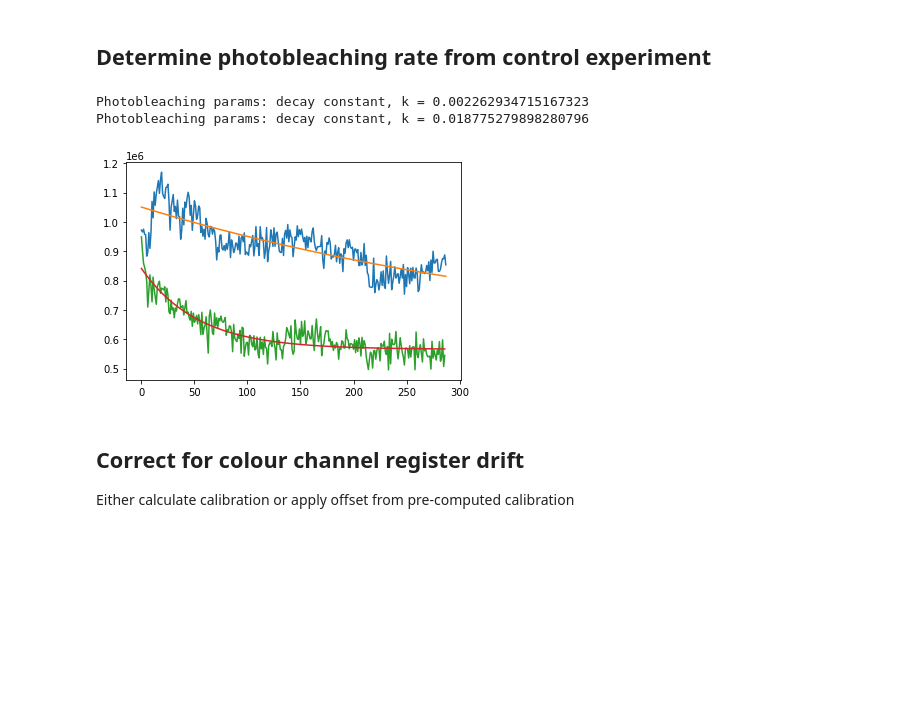
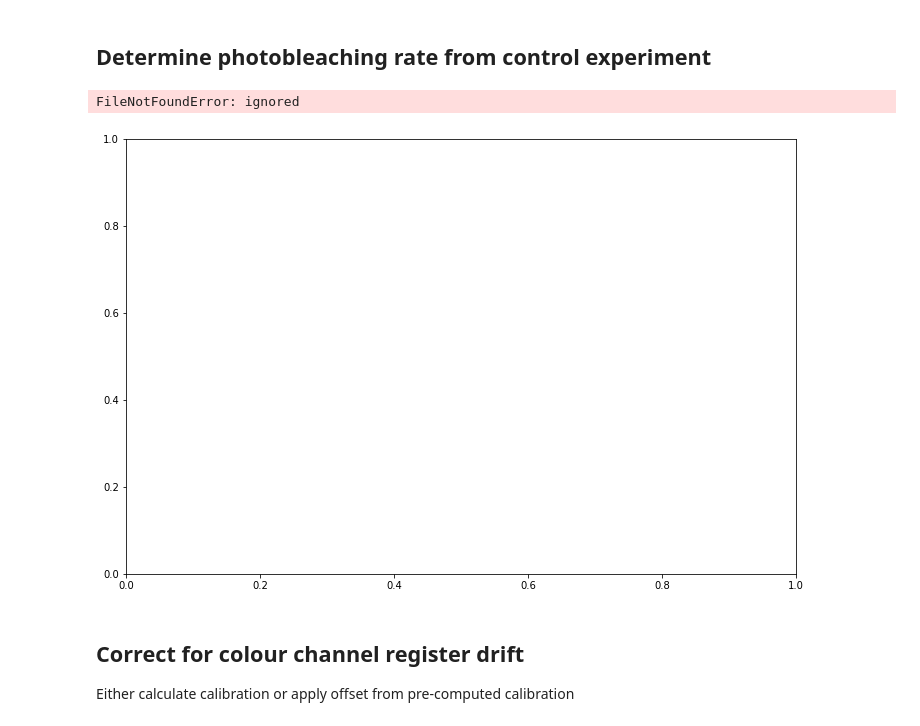
Before and after one commit to charbj/pyTIRF, a Jupyter notebook: TIRF_analysis.ipynb, the cells around one changed output. Drawn from its saved outputs; the diff is of its cells as text; code cells hidden in the pictures; blank space fills up the shorter version.

```diff
--- a/TIRF_analysis.ipynb
+++ b/TIRF_analysis.ipynb
@@ -38,3 +35,7 @@ dt = 5
+# %%
+working_dir = '/content/drive/MyDrive/TIRF/'
+gain_ref = '/content/drive/MyDrive/TIRF/gain_ref.tiff'
+dt = 5
 # %% [markdown]
 ## Preprocess raw ONI output
 # %%
@@ -121,6 +123,10 @@ def photobleaching_rate(trace, ch_0, ch_1, k, two_colour=False, do_calculate=Tru
     def monoExp(x, m, t, b):
         return m * np.exp(-t * x) + b
 
+    f = plt.figure()
+    f.set_figwidth(12)
+    f.set_figheight(8)
+    ax_1 = f.add_subplot(111)
     if do_calculate:
         stack_ch0 = read(ch_0, full=True)
         ch0 = []
@@ -151,45 +157,45 @@ def photobleaching_rate(trace, ch_0, ch_1, k, two_colour=False, do_calculate=Tru
             params, cv = optimize.curve_fit(monoExp, bins[x_max:-1], ch1[x_max:-1], p0)
             print(f'Photobleaching params: decay constant, k = {params[1]}')
 
-            plt.plot(ch1)
-            plt.plot(monoExp(bins, *params))
+            ax_1.plot(ch1)
+            ax_1.plot(monoExp(bins, *params))
 
-        plt.show()
+
+        f.show()
 
     else:
         if type == 'liposome':
             A0 = trace[0]
         elif type == 'protein':
             A0 = trace[25]
         else:
             print('No type...')
 
         bins = np.arange(0, len(trace), 1)
         fit = monoExp(bins, A0, k, 0)
         error = trace - fit
         mask = np.zeros(error.shape, dtype=bool)
         mask[np.abs(error) > 0.15] = True
         decay = np.copy(fit)
         if do_smart_divide:
             np.place(decay, mask, 1)
 
         corr = []
         for i, frame in enumerate(stack):
             arr = frame / fit[i]
             corr.append(arr)
 
         corrected_trace = trace / decay
         return corrected_trace, np.array(corr), error
 
 
-ch0 = 'date/run_1_a/analysis_0/ch0_stack.tiff'
-ch1 = 'date/run_1_a/analysis_0/ch1_stack.tiff'
+ch0 = working_dir + '/run_2_a/analysis_0/ch0_stack.tiff'
+ch1 = working_dir + '/run_2_b/analysis_0/ch0_stack.tiff'
 
 photobleaching_rate(None, ch0, ch1, None, two_colour=True, do_calculate=True)
 # %% [output]
-Photobleaching params: decay constant, k = 0.002262934715167323
-Photobleaching params: decay constant, k = 0.018775279898280796
+FileNotFoundError: ignored
-[figure, old version]
+[figure, new version]
 # %% [markdown]
 ## Correct for colour channel register drift
 Either calculate calibration or apply offset from pre-computed calibration
```
Also changed, not shown: parts of 10 cells of this notebook.
